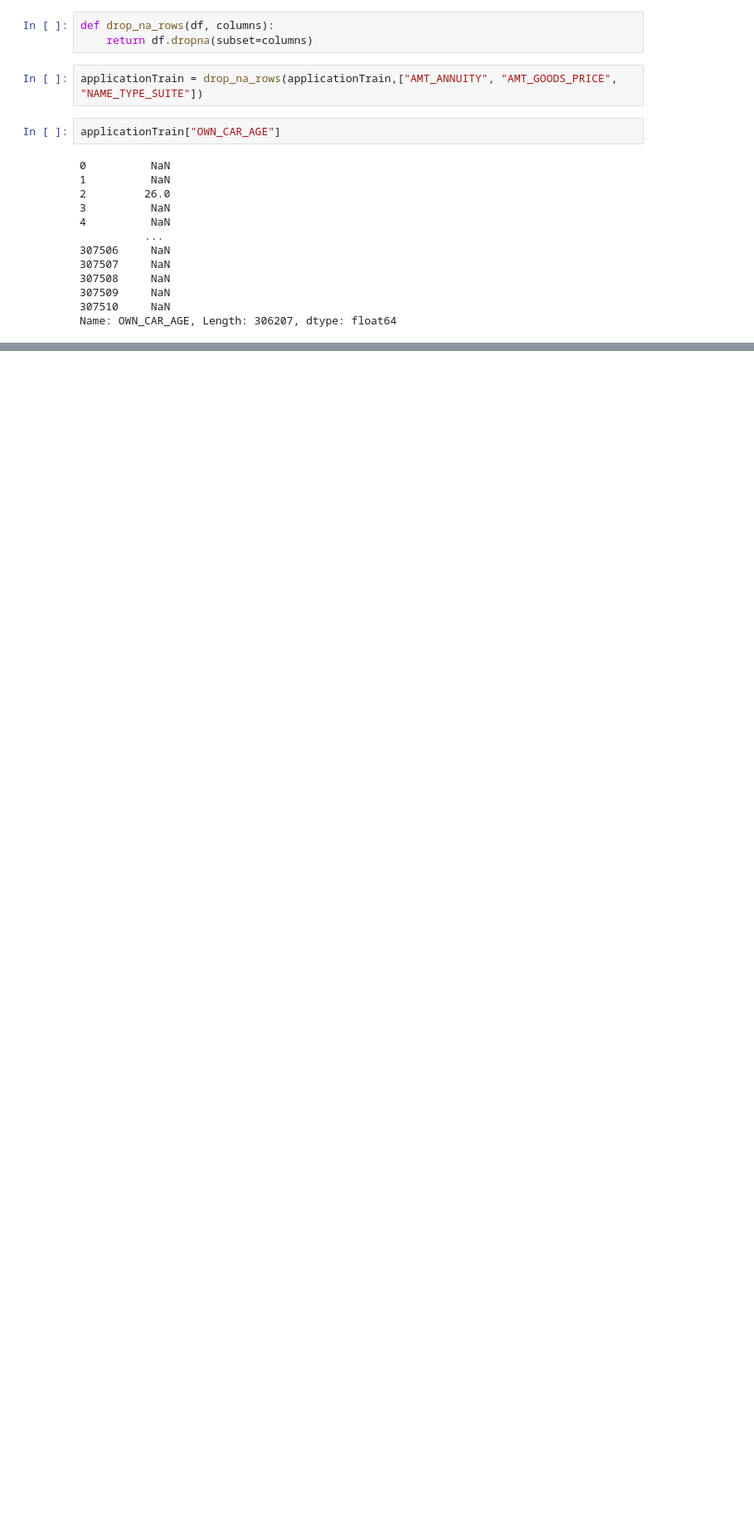
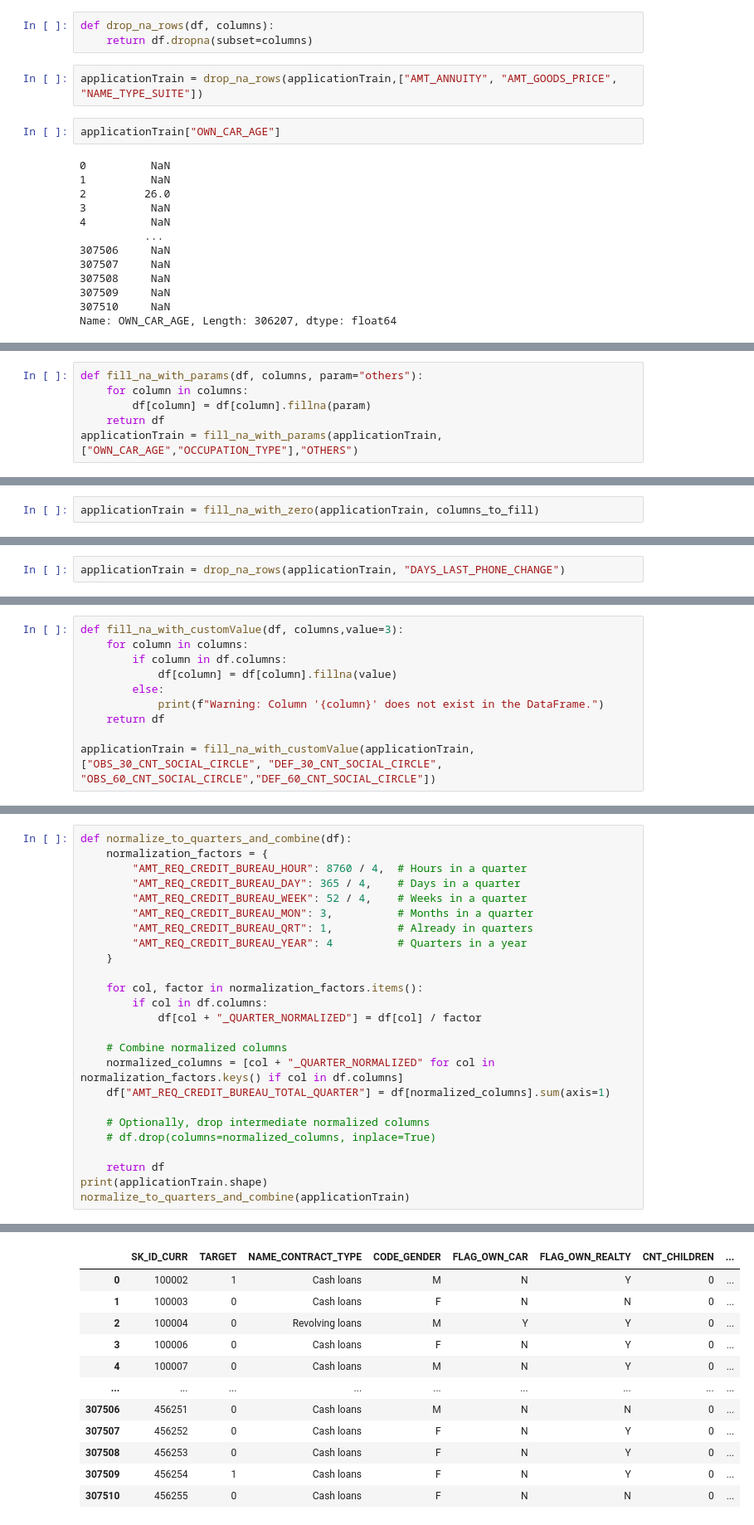
Before and after one commit to mrinalraj860/home-credit-default-risk, a Jupyter notebook: Analysis_Application.ipynb, the cells around one changed output, grey strips where cells are left out. Shown at 83% size. Saved outputs shown, nothing was run; the diff lists cells and outputs as text; blank space fills up the shorter version.

Commit message:
Application Semi Analysis

```diff
--- a/Analysis_Application.ipynb
+++ b/Analysis_Application.ipynb
@@ -25,0 +142,6 @@ Name: OWN_CAR_AGE, Length: 306207, dtype: float64
+# %%
+def fill_na_with_params(df, columns, param="others"):
+    for column in columns:
+        df[column] = df[column].fillna(param)
+    return df
+applicationTrain = fill_na_with_params(applicationTrain, ["OWN_CAR_AGE","OCCUPATION_TYPE"],"OTHERS")
@@ -25,0 +263,2 @@ Name: OWN_CAR_AGE, Length: 306207, dtype: float64
+# %%
+applicationTrain = fill_na_with_zero(applicationTrain, columns_to_fill)
@@ -25,0 +279,2 @@ Name: OWN_CAR_AGE, Length: 306207, dtype: float64
+# %%
+applicationTrain = drop_na_rows(applicationTrain, "DAYS_LAST_PHONE_CHANGE")
@@ -25,0 +309,10 @@ Name: OWN_CAR_AGE, Length: 306207, dtype: float64
+# %%
+def fill_na_with_customValue(df, columns,value=3):
+    for column in columns:
+        if column in df.columns:
+            df[column] = df[column].fillna(value)
+        else:
+            print(f"Warning: Column '{column}' does not exist in the DataFrame.")
+    return df
+
+applicationTrain = fill_na_with_customValue(applicationTrain, ["OBS_30_CNT_SOCIAL_CIRCLE", "DEF_30_CNT_SOCIAL_CIRCLE", "OBS_60_CNT_SOCIAL_CIRCLE","DEF_60_CNT_SOCIAL_CIRCLE"])
@@ -25,0 +354,26 @@ Name: OWN_CAR_AGE, Length: 306207, dtype: float64
+# %%
+def normalize_to_quarters_and_combine(df):
+    normalization_factors = {
+        "AMT_REQ_CREDIT_BUREAU_HOUR": 8760 / 4,  # Hours in a quarter
+        "AMT_REQ_CREDIT_BUREAU_DAY": 365 / 4,    # Days in a quarter
+        "AMT_REQ_CREDIT_BUREAU_WEEK": 52 / 4,    # Weeks in a quarter
+        "AMT_REQ_CREDIT_BUREAU_MON": 3,          # Months in a quarter
+        "AMT_REQ_CREDIT_BUREAU_QRT": 1,          # Already in quarters
+        "AMT_REQ_CREDIT_BUREAU_YEAR": 4          # Quarters in a year
+    }
+
+    for col, factor in normalization_factors.items():
+        if col in df.columns:
+            df[col + "_QUARTER_NORMALIZED"] = df[col] / factor
+
+    # Combine normalized columns
+    normalized_columns = [col + "_QUARTER_NORMALIZED" for col in normalization_factors.keys() if col in df.columns]
+    df["AMT_REQ_CREDIT_BUREAU_TOTAL_QUARTER"] = df[normalized_columns].sum(axis=1)
+
+    # Optionally, drop intermediate normalized columns
+    # df.drop(columns=normalized_columns, inplace=True)
+
+    return df
+print(applicationTrain.shape)
+normalize_to_quarters_and_combine(applicationTrain)
+# %% [output]
@@ -25,0 +398,12 @@ Name: OWN_CAR_AGE, Length: 306207, dtype: float64
+|  | SK_ID_CURR | TARGET | NAME_CONTRACT_TYPE | CODE_GENDER | FLAG_OWN_CAR | FLAG_OWN_REALTY | CNT_CHILDREN | ... |
+| 0 | 100002 | 1 | Cash loans | M | N | Y | 0 | ... |
+| 1 | 100003 | 0 | Cash loans | F | N | N | 0 | ... |
+| 2 | 100004 | 0 | Revolving loans | M | Y | Y | 0 | ... |
+| 3 | 100006 | 0 | Cash loans | F | N | Y | 0 | ... |
+| 4 | 100007 | 0 | Cash loans | M | N | Y | 0 | ... |
+| ... | ... | ... | ... | ... | ... | ... | ... | ... |
+| 307506 | 456251 | 0 | Cash loans | M | N | N | 0 | ... |
+| 307507 | 456252 | 0 | Cash loans | F | N | Y | 0 | ... |
+| 307508 | 456253 | 0 | Cash loans | F | N | Y | 0 | ... |
+| 307509 | 456254 | 1 | Cash loans | F | N | Y | 0 | ... |
+| 307510 | 456255 | 0 | Cash loans | F | N | N | 0 | ... |
```
Also changed, not shown: parts of 21 cells of this notebook, 1 other file.
